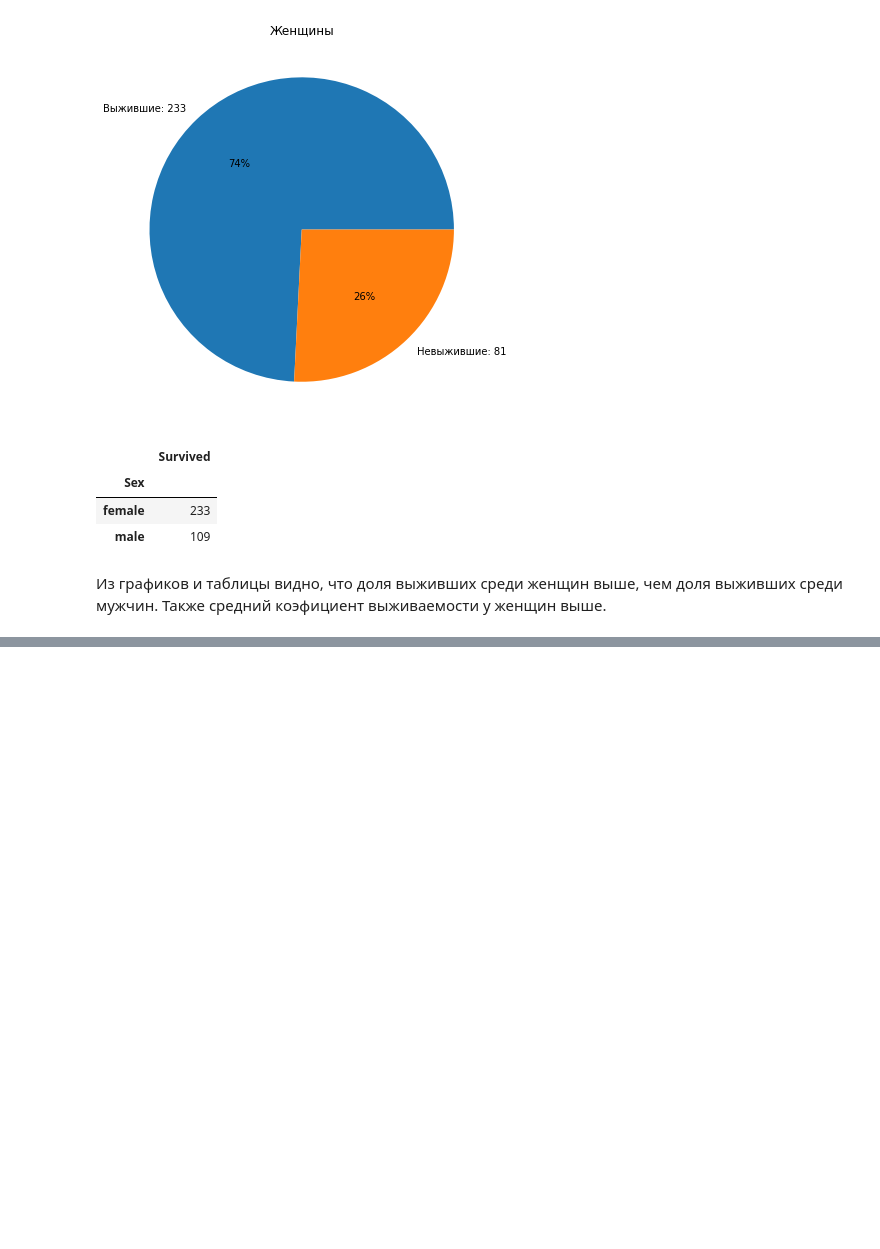
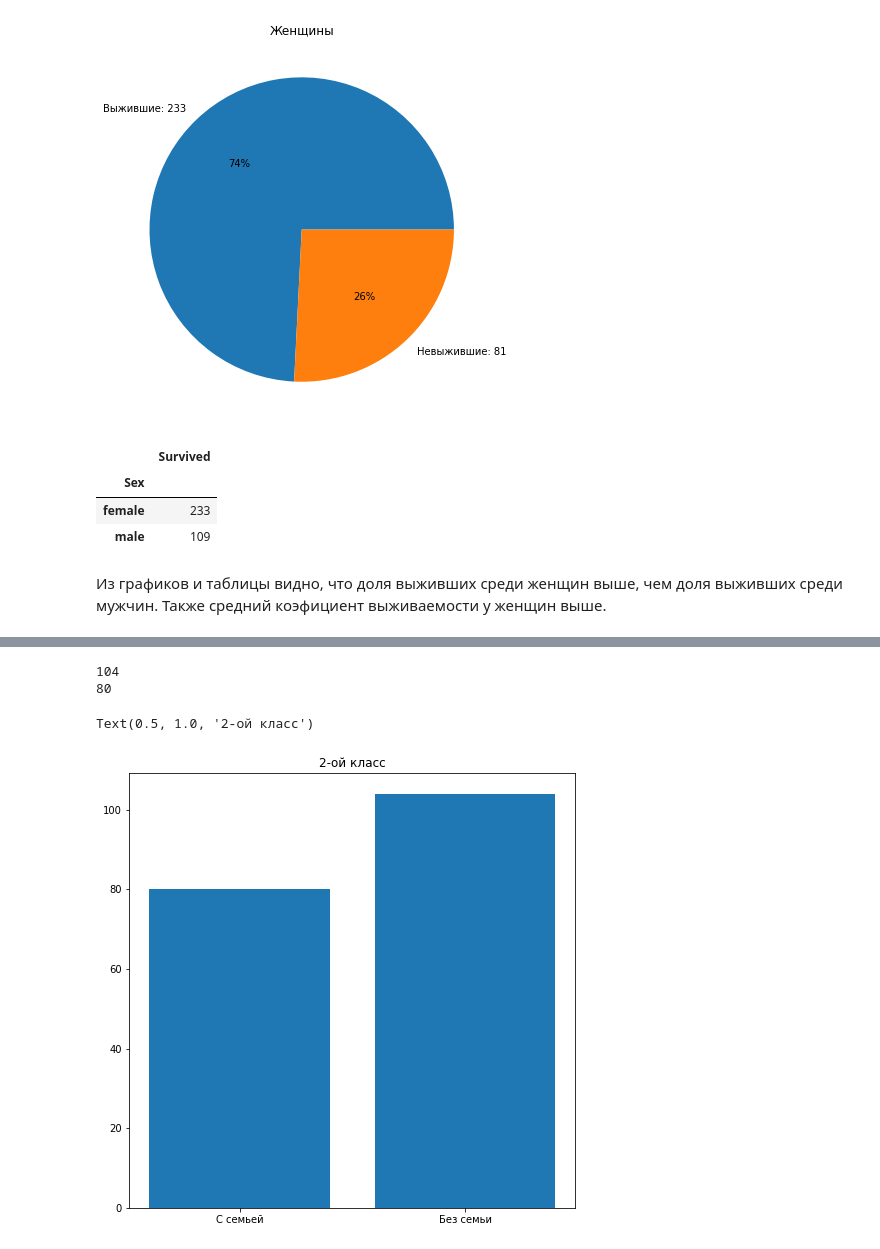
Before and after one commit to MaxBron/lab4, a Jupyter notebook: Untitled5.ipynb, the cells around one changed output, grey strips where cells are left out. Cells and saved outputs as stored; diff of their text form; code cells hidden in the pictures; blank space fills up the shorter version.

```diff
--- a/Untitled5.ipynb
+++ b/Untitled5.ipynb
@@ -80,0 +105,23 @@ survived_df[['Sex','Survived']].groupby('Sex').sum()
+# %%
+df = df[df['Pclass'] == 2]
+df1 = df[df['Siblings/Spouses Aboard'] == 0]
+df1= df1[df1['Parents/Children Aboard'] == 0]
+print(len(df1))
+df2 = df[df['Siblings/Spouses Aboard'] > 0]
+df2 =  df2[df2['Parents/Children Aboard'] > 0]
+df3 = df[df['Siblings/Spouses Aboard'] > 0]
+df3 = df3[df3['Parents/Children Aboard'] == 0]
+df4 = df[df['Parents/Children Aboard'] > 0]
+df4 = df4[df4['Siblings/Spouses Aboard'] == 0]
+print(len(df2) + len(df3) + len(df4))
+Pclass1 = [len(df2) + len(df3) + len(df4), len(df1)]
+fig = plt.figure(figsize=(8, 8))
+ax = fig.add_subplot()
+x = ['С семьей', 'Без семьи']
+ax.bar(x, Pclass1)
+ax.set_title('2-ой класс')
+# %% [output]
+104
+80
+Text(0.5, 1.0, '2-ой класс')
+[figure, added]
```
Also changed, not shown: parts of 3 cells of this notebook.
